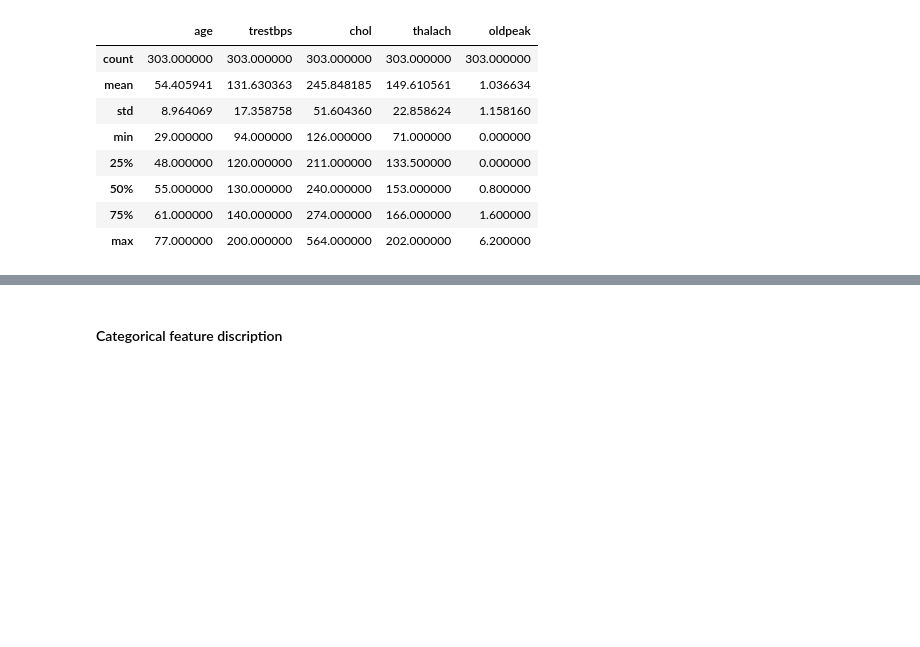
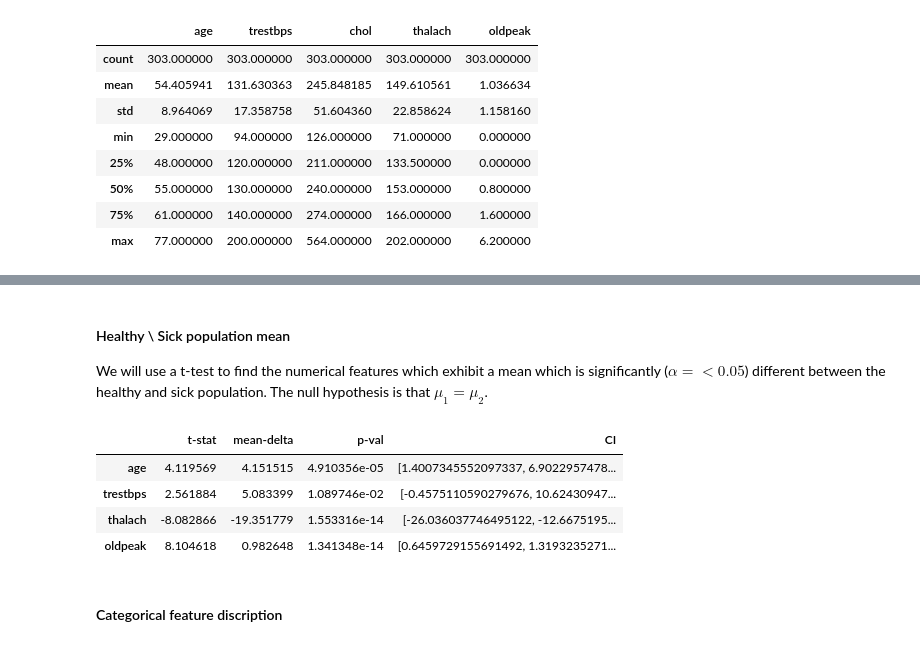
Before and after one commit to barboym/hw_statistics_runi, a Jupyter notebook: HW3/HW3.ipynb, the cells around one changed output, grey strips where cells are left out. Saved outputs shown, nothing was run; the diff lists cells and outputs as text; code cells hidden in the pictures; blank space fills up the shorter version.

```diff
--- a/HW3/HW3.ipynb
+++ b/HW3/HW3.ipynb
@@ -345,3 +369,43 @@ for i in range(len(numeric_features)):
+# %% [markdown]
+#### Healthy \ Sick population mean
+We will use a t-test to find the numerical features which exhibit a mean which is significantly ($\alpha =< 0.05$) different between the healthy and sick population. The null hypothesis is that $\mu_1 = \mu_2$.
+# %%
+numeric_significants = pd.DataFrame(columns = ['t-stat','mean-delta', 'p-val', 'CI'])
+
+for feature in numeric_features:
+    #find the sick and healthy population
+    healthy_population = DF[feature][DF['target'] == 0]
+    sick_population = DF[feature][DF['target'] == 1]
+
+    #preform t-test
+    t, p = st.ttest_ind(healthy_population, sick_population)
+
+    #check significance
+    if p <= 0.05:
+        delta = np.mean(healthy_population) - np.mean(sick_population)
+
+        #n1+n+2
+        n_h = len(healthy_population)
+        n_s = len(sick_population)
+        df = n_h + n_s
+
+        #variance
+        v_h = np.var(healthy_population)
+        v_s = np.var(sick_population)
+        SE = np.sqrt(v_h/n_h) + np.sqrt(v_s/n_s)
+
+        #confidence interval
+        t_crit = st.t.ppf(0.975, df)
+        CI = delta + np.array([-1, 1]) * t_crit * SE
+        numeric_significants.loc[feature] = [t, delta, p, CI]
+
+numeric_significants
+# %% [output]
+|  | t-stat | mean-delta | p-val | CI |
+| age | 4.119569 | 4.151515 | 4.910356e-05 | [1.4007345552097337, 6.9022957478... |
+| trestbps | 2.561884 | 5.083399 | 1.089746e-02 | [-0.4575110590279676, 10.62430947... |
+| thalach | -8.082866 | -19.351779 | 1.553316e-14 | [-26.036037746495122, -12.6675195... |
+| oldpeak | 8.104618 | 0.982648 | 1.341348e-14 | [0.6459729155691492, 1.3193235271... |
 # %% [markdown]
 #### Categorical feature discription
 # %%
```
Also changed, not shown: parts of 10 cells of this notebook.
